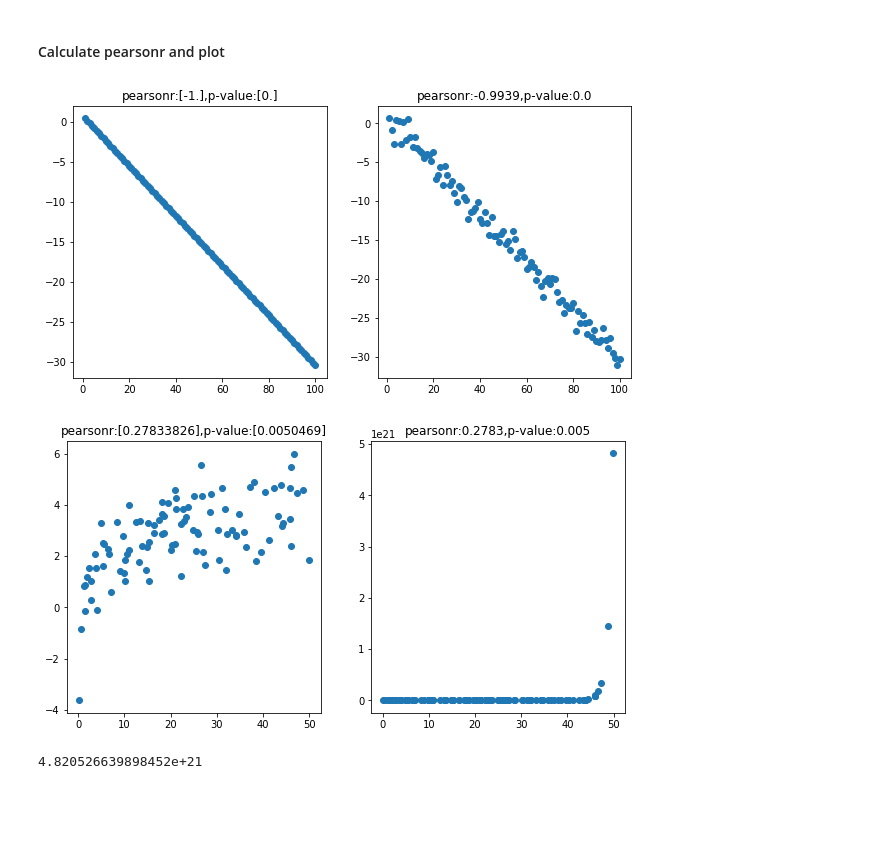
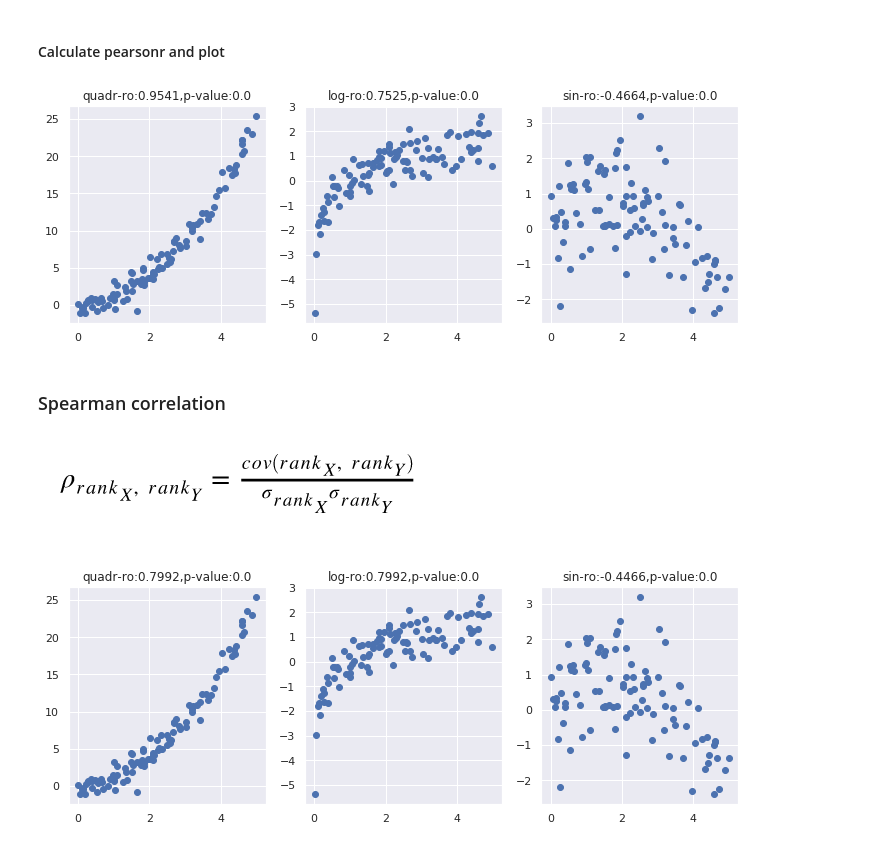
Before and after one commit to garikdza/ISTC_ML_course, a Jupyter notebook: Data_Analysis/Linear_And_Non_Linear_Relationships .ipynb, the cells around one changed output. Drawn from its saved outputs; the diff is of its cells as text; code cells hidden in the pictures; blank space fills up the shorter version.

Commit message:
adding correlations and car data analysis

```diff
--- a/Data_Analysis/Linear_And_Non_Linear_Relationships .ipynb
+++ b/Data_Analysis/Linear_And_Non_Linear_Relationships .ipynb
@@ -5,7 +5,12 @@ import numpy as np
 import seaborn as sns
 import matplotlib.pyplot as plt
 from minepy import MINE
-from scipy.stats import pearsonr
+from scipy.stats import pearsonr,spearmanr,describe
+from scipy.spatial.distance import pdist, squareform
+import numpy as np
+import copy
+import dcor
+sns.set()
 # %% [markdown]
 ##  Pearson’s Correlation Coefficient
 # %% [markdown]
@@ -25,33 +42,41 @@ y_1_noise = y_1 + np.random.normal(noise_mean,noise_std,size = sample_size).T.re
 # %%
 np.random.seed(15)
 
-x_2 = np.random.rand(1,sample_size).T*50
-y_2_cuadr = x_2**2 + np.random.normal(noise_mean,noise_std,size = sample_size).T.reshape(-1,1)
-y_2_sin = np.sin(x_2) + np.random.normal(noise_mean,noise_std,size = sample_size).T.reshape(-1,1)
-y_2_log = np.log(x_2) + np.random.normal(noise_mean,noise_std,size = sample_size).T.reshape(-1,1)
+x_2 = np.random.rand(sample_size)*5
+y_2_cuadr = x_2**2 + np.random.normal(noise_mean,noise_std,size = sample_size)
+y_2_sin = np.sin(x_2) + np.random.normal(noise_mean,noise_std,size = sample_size)
+y_2_log = np.log(x_2) + np.random.normal(noise_mean,noise_std-0.5,size = sample_size)
 # %% [markdown]
 #### Calculate pearsonr and plot
 # %%
-ro_1, p_1 = pearsonr(x_1,y_1)
-ro_2, p_2 = pearsonr(x_1,y_1_noise)
-fig, axs = plt.subplots(nrows=1, ncols=2,figsize = (10,5))
-axs.flat[0].scatter(x_1,y_1)
-axs.flat[0].set_title("pearsonr:{0},p-value:{1}".format(ro_1,p_1))
-axs.flat[1].scatter(x_1,y_1_noise);
-axs.flat[1].set_title("pearsonr:{0},p-value:{1}".format(np.round(ro_2[0],4),np.round(p_2[0],4)));
+ro_0, p_0 = pearsonr(x_2,y_2_cuadr)
+ro_1, p_1 = pearsonr(x_2,y_2_log)
+ro_2, p_2 = pearsonr(x_2,y_2_sin)
+fig, axs = plt.subplots(nrows=1, ncols=3,figsize = (12,4))
+axs.flat[0].scatter(x_2,y_2_cuadr)
+axs.flat[0].set_title("quadr-ro:{0},p-value:{1}".format(np.round(ro_0,4),np.round(p_0,4)))
+axs.flat[1].scatter(x_2,y_2_log)
+axs.flat[1].set_title("log-ro:{0},p-value:{1}".format(np.round(ro_1,4),np.round(p_1,4)))
+axs.flat[2].scatter(x_2,y_2_sin);
+axs.flat[2].set_title("sin-ro:{0},p-value:{1}".format(np.round(ro_2,4),np.round(p_2,4)));
 # %% [output]
-[figure, old version]
+[figure, new version]
+# %% [markdown]
+### Spearman correlation
+# %% [markdown]
+![image.png](attachment:image.png)
 # %%
-ro_1, p_1 = pearsonr(x_2,y_2_exp)
-ro_2, p_2 = pearsonr(x_2,y_2_exp)
-fig, axs = plt.subplots(nrows=1, ncols=2,figsize = (10,5))
-axs.flat[0].scatter(x_2,y_2_log)
-axs.flat[0].set_title("pearsonr:{0},p-value:{1}".format(ro_1,p_1))
-axs.flat[1].scatter(x_2,y_2_exp);
-axs.flat[1].set_title("pearsonr:{0},p-value:{1}".format(np.round(ro_2[0],4),np.round(p_2[0],4)));
+ro_0, p_0 = spearmanr(x_2,y_2_log)
+ro_1, p_1 = spearmanr(x_2,y_2_log)
+ro_2, p_2 = spearmanr(x_2,y_2_sin)
+
+fig, axs = plt.subplots(nrows=1, ncols=3,figsize = (12,4))
+
+axs.flat[0].scatter(x_2,y_2_cuadr)
+axs.flat[0].set_title("quadr-ro:{0},p-value:{1}".format(np.round(ro_0,4),np.round(p_0,4)))
+axs.flat[1].scatter(x_2,y_2_log)
+axs.flat[1].set_title("log-ro:{0},p-value:{1}".format(np.round(ro_1,4),np.round(p_1,4)))
+axs.flat[2].scatter(x_2,y_2_sin);
+axs.flat[2].set_title("sin-ro:{0},p-value:{1}".format(np.round(ro_2,4),np.round(p_2,4)));
 # %% [output]
-[figure, old version]
+[figure, new version]
-# %%
-y_2_exp.max()
-# %% [output]
-4.820526639898452e+21
```
Also changed, not shown: parts of 15 cells of this notebook, 1 other file.
